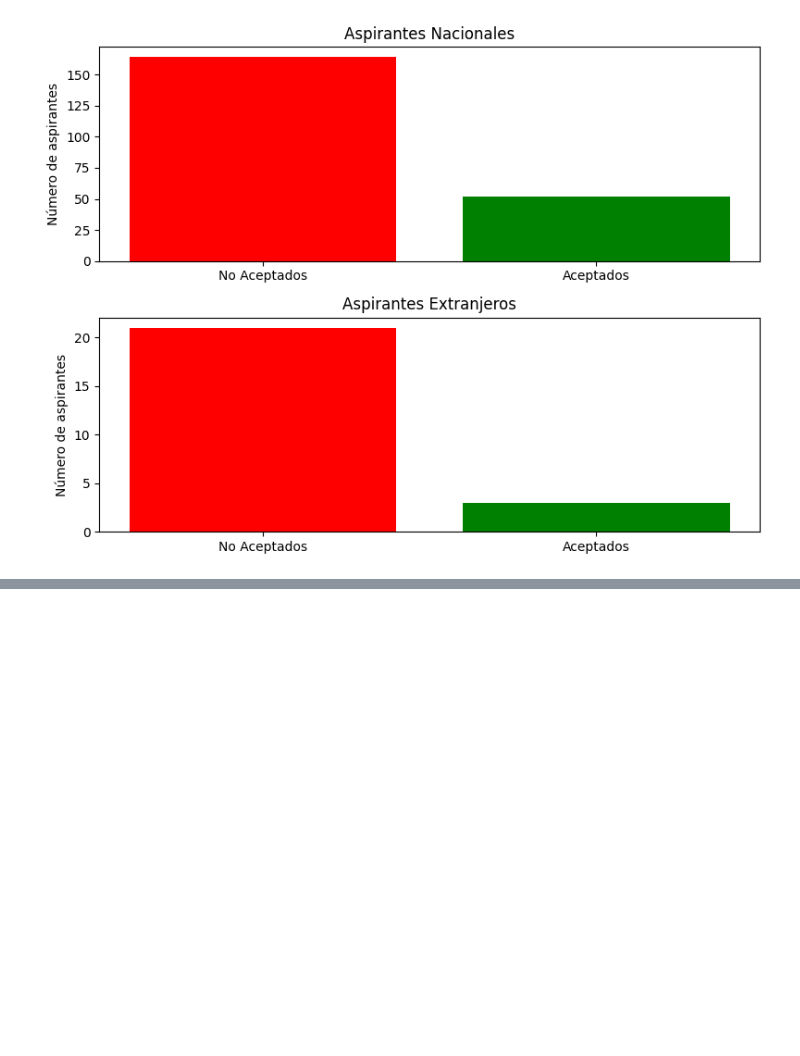
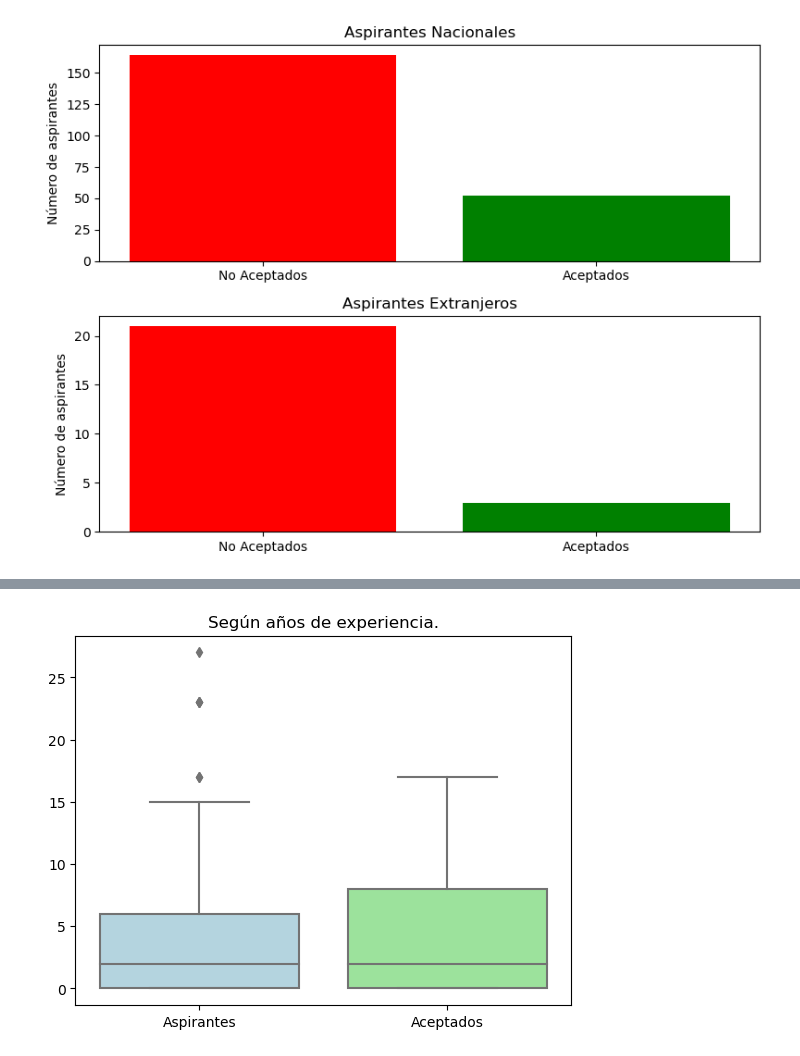
Before and after one commit to fofojaramillo/aspirantes-historia, a Jupyter notebook: notebooks/graficas.ipynb, the cells around one changed output, grey strips where cells are left out. Cells and saved outputs as stored; diff of their text form; code cells hidden in the pictures; blank space fills up the shorter version.

```diff
--- a/notebooks/graficas.ipynb
+++ b/notebooks/graficas.ipynb
@@ -65,0 +91,8 @@ plt.show()
+# %%
+# Boxplot según años de experiencia...
+sns.boxplot(data = [df_boxplot["Experiencia"], df_boxplot_aceptados["Experiencia"]], palette=['lightblue', 'lightgreen'])
+plt.title('Según años de experiencia.')
+plt.xticks([0, 1], ["Aspirantes", "Aceptados"])
+plt.show()
+# %% [output]
+[figure, added]
```
Also changed, not shown: parts of 9 cells of this notebook, 2 other files.
